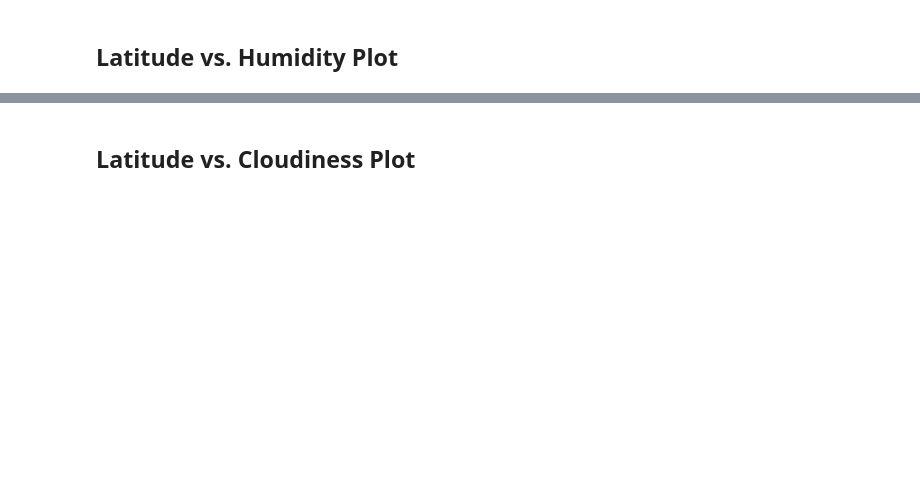
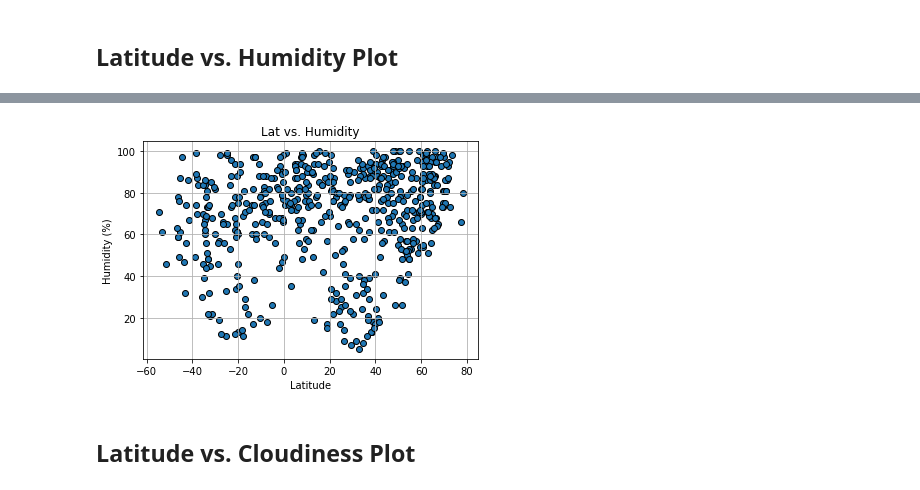
Before and after one commit to Niurika/python-api-challenge, a Jupyter notebook: starter_code/WeatherPy_MyAnalysis.ipynb, the cells around one changed output, grey strips where cells are left out. Cells and saved outputs as stored; diff of their text form; code cells hidden in the pictures; blank space fills up the shorter version.

```diff
--- a/starter_code/WeatherPy_MyAnalysis.ipynb
+++ b/starter_code/WeatherPy_MyAnalysis.ipynb
@@ -226,0 +201,15 @@ Int64Index([], dtype='int64')
+# %%
+
+humid = weather_data["Humidity"]
+
+# Create Graph
+plt.scatter(Latitude, humid, edgecolors= "black")
+plt.grid()
+plt.xlabel("Latitude")
+plt.ylabel("Humidity (%)")
+plt.title("Lat vs. Humidity")
+
+plt.savefig('../output_data/figure2.png')
+plt.show()
+# %% [output]
+[figure, added]
```
Also changed, not shown: parts of 44 cells of this notebook, 12 other files.
